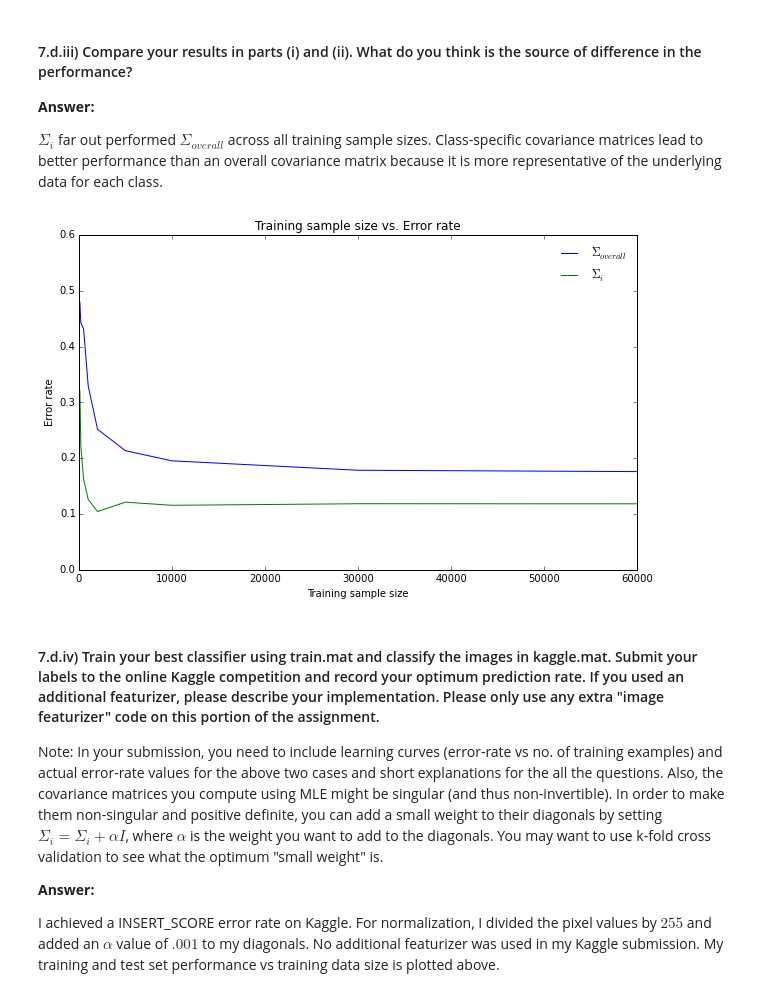
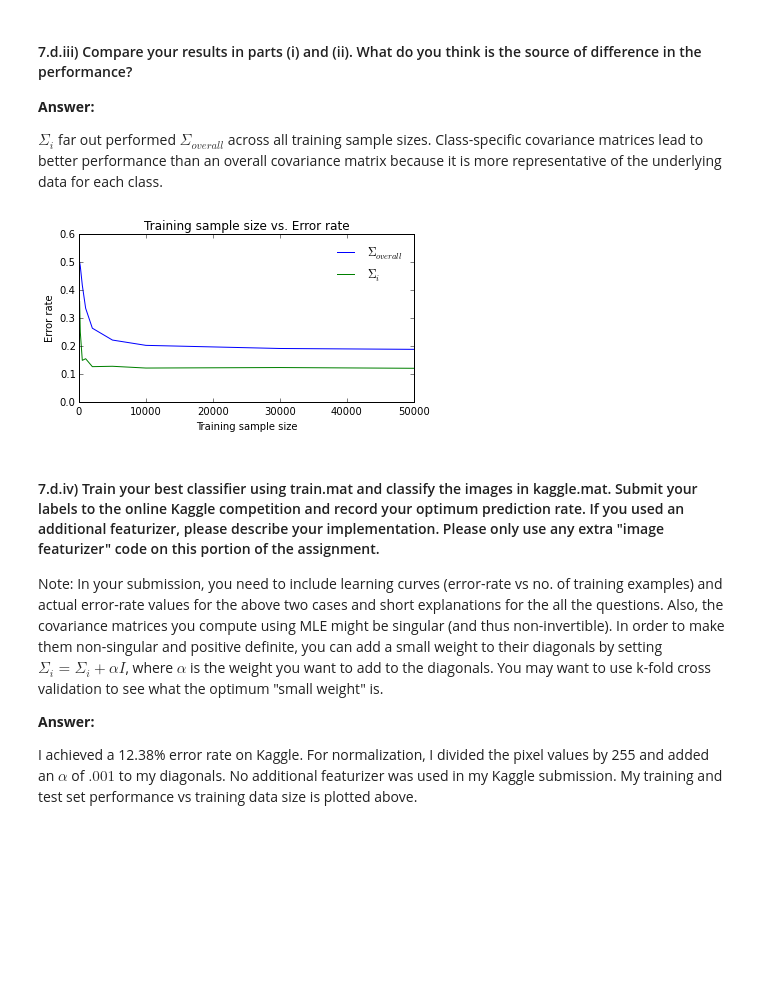
Before and after one commit to semerj/cs289-fall2015, a Jupyter notebook: hw4/CS289a - HW4.ipynb, the cells around one changed output. Drawn from its saved outputs; the diff is of its cells as text; code cells hidden in the pictures; blank space fills up the shorter version.

```diff
--- a/hw4/CS289a - HW4.ipynb
+++ b/hw4/CS289a - HW4.ipynb
@@ -458,0 +562,14 @@ list(zip(range(10), priors/digit_train_n))
+# %%
+digit = scipy.io.loadmat('./data/train.mat')
+digit_y = digit['train_labels']
+digit_n = digit_y.shape[0]
+digit_X = digit['train_images'].T.reshape(digit_n, 28*28)
+
+digit_yX = np.hstack((digit_y, digit_X))
+np.random.shuffle(digit_yX)
+
+digit_test_y, digit_test_X = digit_yX[:10000,0], digit_yX[:10000,1:]
+digit_train_y, digit_train_X = digit_yX[10000:,0], digit_yX[10000:,1:]
+
+priors = np.bincount(digit_train_y)
+list(zip(range(10), priors/digit_train_y.shape[0]))
@@ -520,5 +644,13 @@ sample_sizes = [100, 200, 500, 1000, 2000, 5000, 10000, 30000, 60000]
 # %%
-overall_error = train_gaussian_overall(digit_train_X/255, digit_train_y,
-                                       digit_test_X/255,  digit_test_y,
-                                       sample_sizes,      alpha=0.001,
+sample_sizes = [100, 200, 500, 1000, 2000, 5000, 10000, 30000, 50000]
+
+overall_error = train_gaussian_overall(digit_train_X/255,
+                                       digit_train_y,
+                                       digit_test_X/255,
+                                       digit_test_y,
+                                       sample_sizes,
+                                       alpha=0.001,
                                        labels=np.arange(10))
+
+for x in overall_error:
+    print("{:<7}{:<7}".format(x[0], round(x[1],3)))
@@ -577,7 +704,13 @@ def train_gaussian_indiv(train_X, train_y, test_X, test_y, sample_sizes, alpha,
         error_rates.append((s, error_rate))
     return error_rates
 # %%
-indiv_error = train_gaussian_indiv(digit_train_X/255, digit_train_y,
-                                   digit_test_X/255,  digit_test_y,
-                                   sample_sizes,      alpha=0.001,
+indiv_error = train_gaussian_indiv(digit_train_X/255,
+                                   digit_train_y,
+                                   digit_test_X/255,
+                                   digit_test_y,
+                                   sample_sizes,
+                                   alpha=0.001,
                                    labels=np.arange(10))
+
+for x in indiv_error:
+    print("{:<7}{:<7}".format(x[0], round(x[1],3)))
@@ -603,18 +733,18 @@ $\Sigma_{i}$ far out performed $\Sigma_{overall}$ across all training sample siz
 # %%
 _, overall_err = zip(*overall_error)
 _, indiv_err   = zip(*indiv_error)
 
-plt.figure(figsize=(10,6))
+plt.figure(figsize=(6, 3))
 plt.plot(sample_sizes, overall_err, label='$\Sigma_{overall}$')
 plt.plot(sample_sizes, indiv_err,   label='$\Sigma_{i}$')
 plt.ylim(0,0.6)
 plt.ylabel('Error rate')
 plt.xlabel('Training sample size')
 plt.title('Training sample size vs. Error rate')
 plt.legend(loc=1, frameon=False)
 plt.show()
 # %% [output]
-[figure, old version]
+[figure, new version]
 # %% [markdown]
 #### 7.d.iv) Train your best classifier using train.mat and classify the images in kaggle.mat. Submit your labels to the online Kaggle competition and record your optimum prediction rate. If you used an additional featurizer, please describe your implementation. Please only use any extra "image featurizer" code on this portion of the assignment.
 
@@ -622,4 +752,4 @@ Note: In your submission, you need to include learning curves (error-rate vs no.
 
 **Answer:**
 
-I achieved a INSERT_SCORE error rate on Kaggle. For normalization, I divided the pixel values by $255$ and added an $\alpha$ value of $.001$ to my diagonals. No additional featurizer was used in my Kaggle submission. My training and test set performance vs training data size is plotted above.
+I achieved a 12.38% error rate on Kaggle. For normalization, I divided the pixel values by 255 and added an $\alpha$ of $.001$ to my diagonals. No additional featurizer was used in my Kaggle submission. My training and test set performance vs training data size is plotted above.
```
Also changed, not shown: parts of 86 cells of this notebook, 8 other files.
